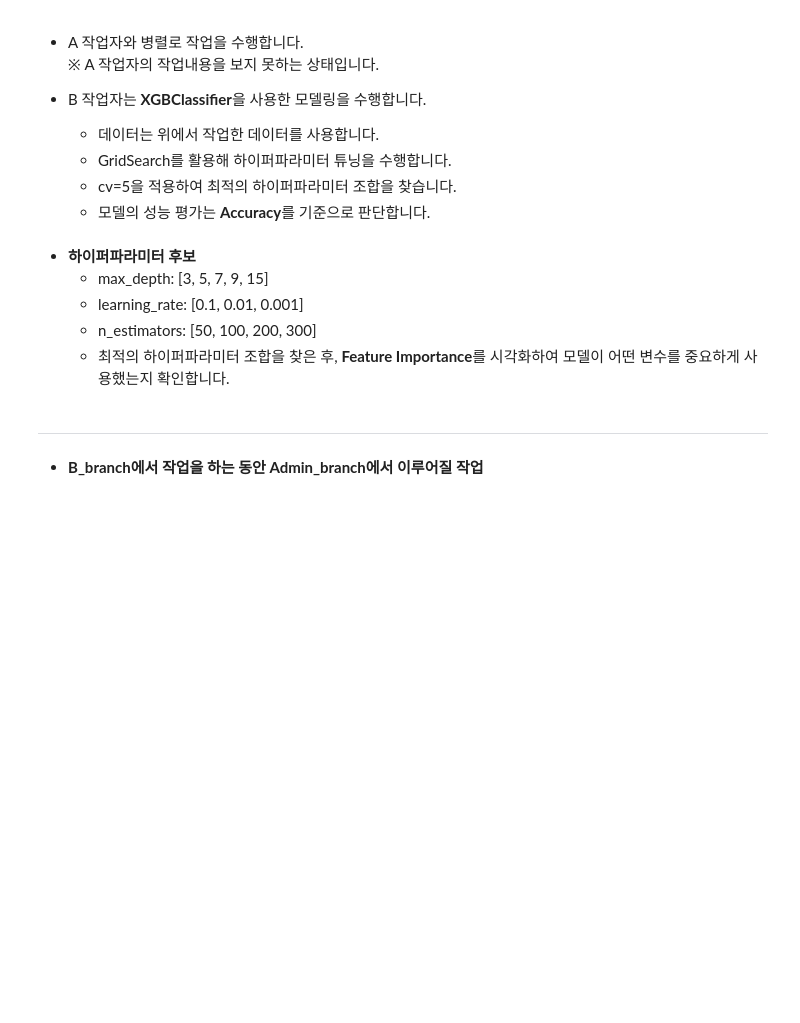
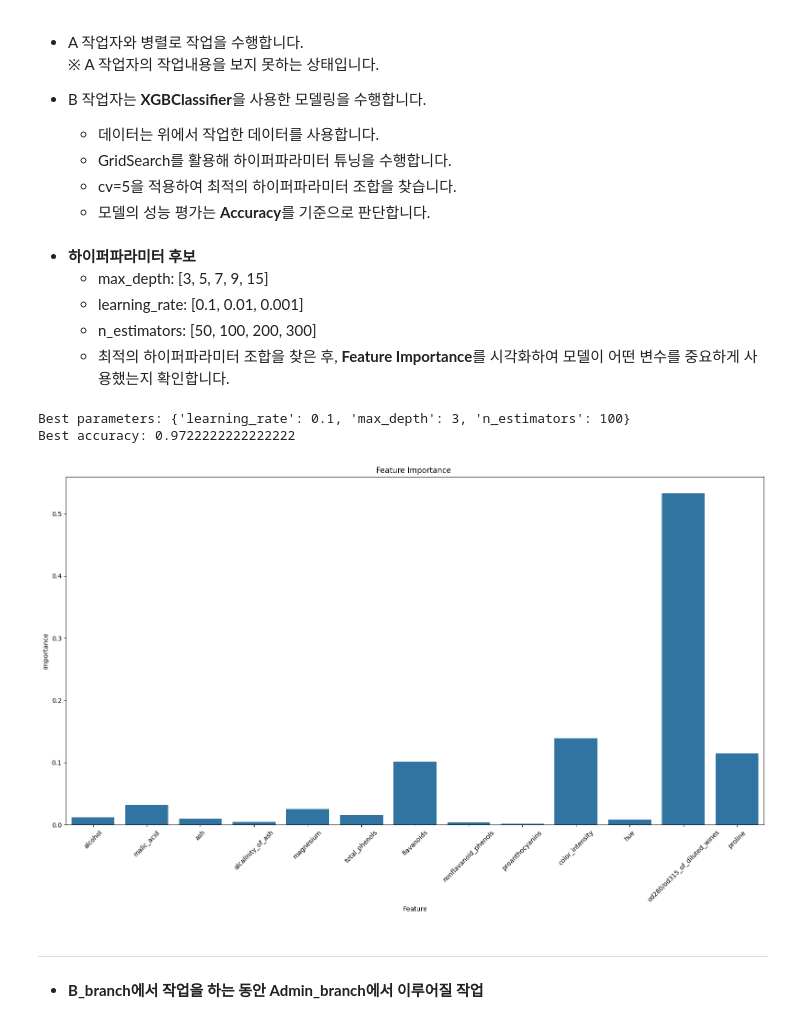
Before and after one commit to jeonminkyu/metacode_git_project, a Jupyter notebook: 작업내용_확인용.ipynb, the cells around one changed output. Saved outputs shown, nothing was run; the diff lists cells and outputs as text; code cells hidden in the pictures; blank space fills up the shorter version.

```diff
--- a/작업내용_확인용.ipynb
+++ b/작업내용_확인용.ipynb
@@ -77,6 +77,48 @@ X_train, X_test, y_train, y_test = train_test_split(X, y, test_size=0.2, random_
     - learning_rate: [0.1, 0.01, 0.001]
     - n_estimators: [50, 100, 200, 300]
     - 최적의 하이퍼파라미터 조합을 찾은 후, **Feature Importance**를 시각화하여 모델이 어떤 변수를 중요하게 사용했는지 확인합니다.
+# %%
+from xgboost import XGBClassifier
+from sklearn.metrics import accuracy_score
+import seaborn as sns
+# XGBClassifier모델 생성성
+xgb_model = XGBClassifier(use_label_encoder=False, eval_metric='logloss', random_state=42)
+
+# 하이퍼파라미터 후보 설정
+param_grid = {
+    'max_depth': [3, 5, 7, 9, 15],
+    'learning_rate': [0.1, 0.01, 0.001],
+    'n_estimators': [50, 100, 200, 300]
+}
+# GridSearchCV 설정 (cv=5, scoring 기준은 Accuracy)
+grid_search = GridSearchCV(estimator=xgb_model,
+                           param_grid=param_grid,
+                           scoring='accuracy',
+                           cv=5)
+#모델 학습 (GridSearch)
+grid_search.fit(X_train, y_train)
+
+# 최적 모델로 테스트셋 예측 및 정확도 평가
+best_model = grid_search.best_estimator_
+y_pred = best_model.predict(X_test)
+accuracy = accuracy_score(y_test, y_pred)
+print("Best parameters:", grid_search.best_params_)
+print("Best accuracy:", accuracy)
+#Feature Importance 시각화
+importances = pd.Series(best_model.feature_importances_, index=X.columns)
+
+plt.figure(figsize=(16, 10))
+sns.barplot(x=importances.index, y=importances)
+plt.title("Feature Importance ")
+plt.xlabel("Feature")
+plt.ylabel("importance")
+plt.xticks(rotation =45)
+plt.tight_layout()
+plt.show()
+# %% [output]
+Best parameters: {'learning_rate': 0.1, 'max_depth': 3, 'n_estimators': 100}
+Best accuracy: 0.9722222222222222
+[figure, added]
 # %% [markdown]
 ---
 - **B_branch에서 작업을 하는 동안 Admin_branch에서 이루어질 작업**
```
Also changed, not shown: 1 other file.
